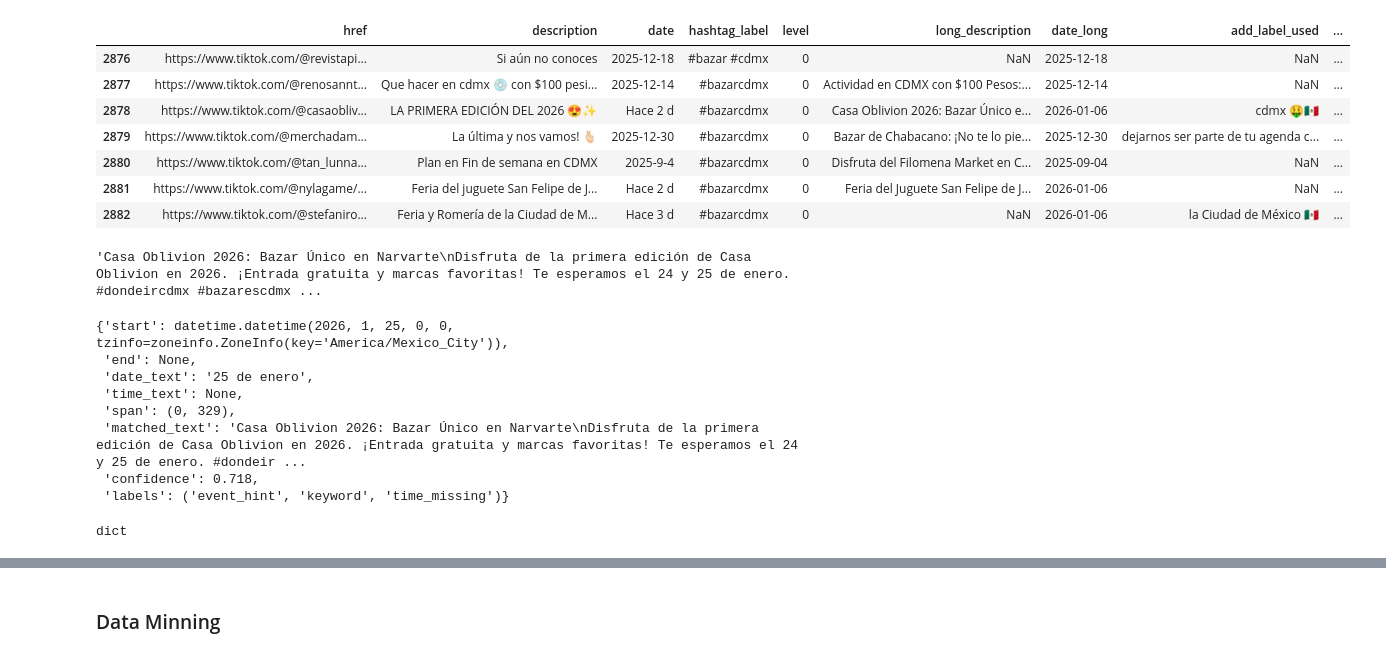
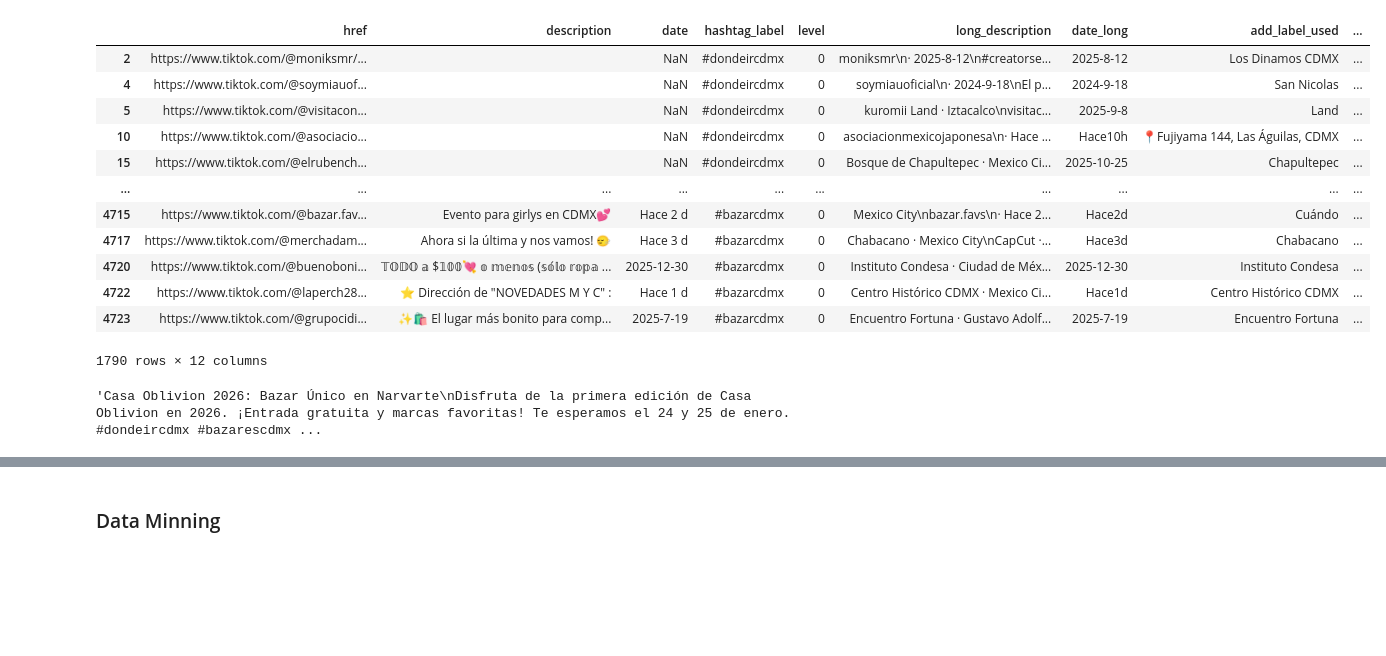
Before and after one commit to edgar-daniel-codes/where_2_go, a Jupyter notebook: draft.ipynb, the cells around one changed output, grey strips where cells are left out. Cells and saved outputs as stored; diff of their text form; code cells hidden in the pictures; blank space fills up the shorter version.

```diff
--- a/draft.ipynb
+++ b/draft.ipynb
@@ -31,7 +34,7 @@ MAX_DEPTH = 5 # Iteration loop over each initial video
 
 RAW_DATA = "./data/raw/"
 ROOT_FILE = "root_links.csv"
-DAY_FILE = f"day_file_{CITY}_2026-01-05.csv"
+DAY_FILE = f"day_file_{CITY}_2026-01-09.csv"
 DAYS_FRESHNESS = 300
 
 # Mexico City (CDMX) bounding box
@@ -172,0 +292,2 @@ def get_best_location(
+# %%
+sites_df = sites_df.sort_values(by = ["long_description", "description"]).drop_duplicates(subset=["href"])
@@ -184,28 +431,20 @@ sites_df.loc[3,['description']].values[0]
 # %%
-sites_df.tail(7)#.query(""" (ind_found == True) and (osm_name_label != 'Ciudad de México, México') """)
+sites_df.query(""" (ind_found == True) and (osm_name_label != 'Ciudad de México, México') """)
 # %% [output]
 |  | href | description | date | hashtag_label | level | long_description | date_long | add_label_used | ... |
-| 2876 | https://www.tiktok.com/@revistapi... | Si aún no conoces | 2025-12-18 | #bazar #cdmx | 0 | NaN | 2025-12-18 | NaN | ... |
-| 2877 | https://www.tiktok.com/@renosannt... | Que hacer en cdmx 💿 con $100 pesi... | 2025-12-14 | #bazarcdmx | 0 | Actividad en CDMX con $100 Pesos:... | 2025-12-14 | NaN | ... |
-| 2878 | https://www.tiktok.com/@casaobliv... | LA PRIMERA EDICIÓN DEL 2026 😍✨ | Hace 2 d | #bazarcdmx | 0 | Casa Oblivion 2026: Bazar Único e... | 2026-01-06 | cdmx 🤑🇲🇽 | ... |
-| 2879 | https://www.tiktok.com/@merchadam... | La última y nos vamos! 🫰🏻 | 2025-12-30 | #bazarcdmx | 0 | Bazar de Chabacano: ¡No te lo pie... | 2025-12-30 | dejarnos ser parte de tu agenda c... | ... |
-| 2880 | https://www.tiktok.com/@tan_lunna... | Plan en Fin de semana en CDMX | 2025-9-4 | #bazarcdmx | 0 | Disfruta del Filomena Market en C... | 2025-09-04 | NaN | ... |
-| 2881 | https://www.tiktok.com/@nylagame/... | Feria del juguete San Felipe de J... | Hace 2 d | #bazarcdmx | 0 | Feria del Juguete San Felipe de J... | 2026-01-06 | NaN | ... |
-| 2882 | https://www.tiktok.com/@stefaniro... | Feria y Romería de la Ciudad de M... | Hace 3 d | #bazarcdmx | 0 | NaN | 2026-01-06 | la Ciudad de México 🇲🇽 | ... |
+| 2 | https://www.tiktok.com/@moniksmr/... |  | NaN | #dondeircdmx | 0 | moniksmr\n· 2025-8-12\n#creatorse... | 2025-8-12 | Los Dinamos CDMX | ... |
+| 4 | https://www.tiktok.com/@soymiauof... |  | NaN | #dondeircdmx | 0 | soymiauoficial\n· 2024-9-18\nEl p... | 2024-9-18 | San Nicolas | ... |
+| 5 | https://www.tiktok.com/@visitacon... |  | NaN | #dondeircdmx | 0 | kuromii Land · Iztacalco\nvisitac... | 2025-9-8 | Land | ... |
+| 10 | https://www.tiktok.com/@asociacio... |  | NaN | #dondeircdmx | 0 | asociacionmexicojaponesa\n· Hace ... | Hace10h | 📍Fujiyama 144, Las Águilas, CDMX | ... |
+| 15 | https://www.tiktok.com/@elrubench... |  | NaN | #dondeircdmx | 0 | Bosque de Chapultepec · Mexico Ci... | 2025-10-25 | Chapultepec | ... |
+| ... | ... | ... | ... | ... | ... | ... | ... | ... | ... |
+| 4715 | https://www.tiktok.com/@bazar.fav... | Evento para girlys en CDMX💕 | Hace 2 d | #bazarcdmx | 0 | Mexico City\nbazar.favs\n· Hace 2... | Hace2d | Cuándo | ... |
+| 4717 | https://www.tiktok.com/@merchadam... | Ahora si la última y nos vamos! 🙂‍↔️ | Hace 3 d | #bazarcdmx | 0 | Chabacano · Mexico City\nCapCut ·... | Hace3d | Chabacano | ... |
+| 4720 | https://www.tiktok.com/@buenoboni... | 𝕋𝕆𝔻𝕆 𝕒 $𝟙𝟘𝟘💘 𝕠 𝕞𝕖𝕟𝕠𝕤 (𝕤𝕠́𝕝𝕠 𝕣𝕠𝕡𝕒 ... | 2025-12-30 | #bazarcdmx | 0 | Instituto Condesa · Ciudad de Méx... | 2025-12-30 | Instituto Condesa | ... |
+| 4722 | https://www.tiktok.com/@laperch28... | ⭐ Dirección de "NOVEDADES M Y C" : | Hace 1 d | #bazarcdmx | 0 | Centro Histórico CDMX · Mexico Ci... | Hace1d | Centro Histórico CDMX | ... |
+| 4723 | https://www.tiktok.com/@grupocidi... | ✨🛍️ El lugar más bonito para comp... | 2025-7-19 | #bazarcdmx | 0 | Encuentro Fortuna · Gustavo Adolf... | 2025-7-19 | Encuentro Fortuna | ... |
+1790 rows × 12 columns
 # %%
 sites_df.loc[2878, "long_description"]
 # %% [output]
 'Casa Oblivion 2026: Bazar Único en Narvarte\nDisfruta de la primera edición de Casa Oblivion en 2026. ¡Entrada gratuita y marcas favoritas! Te esperamos el 24 y 25 de enero. #dondeircdmx #bazarescdmx ...
-# %%
-text = sites_df.loc[2878, "long_description"]
-events = wm.extract_event_occurrences(text)
-events[0]
-# %% [output]
-{'start': datetime.datetime(2026, 1, 25, 0, 0, tzinfo=zoneinfo.ZoneInfo(key='America/Mexico_City')),
- 'end': None,
- 'date_text': '25 de enero',
- 'time_text': None,
- 'span': (0, 329),
- 'matched_text': 'Casa Oblivion 2026: Bazar Único en Narvarte\nDisfruta de la primera edición de Casa Oblivion en 2026. ¡Entrada gratuita y marcas favoritas! Te esperamos el 24 y 25 de enero. #dondeir ...
- 'confidence': 0.718,
- 'labels': ('event_hint', 'keyword', 'time_missing')}
@@ -215,4 +450,0 @@ end_dt = events[0]['end']
-# %%
-type(events[0])
-# %% [output]
-dict
```
Also changed, not shown: parts of 31 cells of this notebook, 7 other files.
